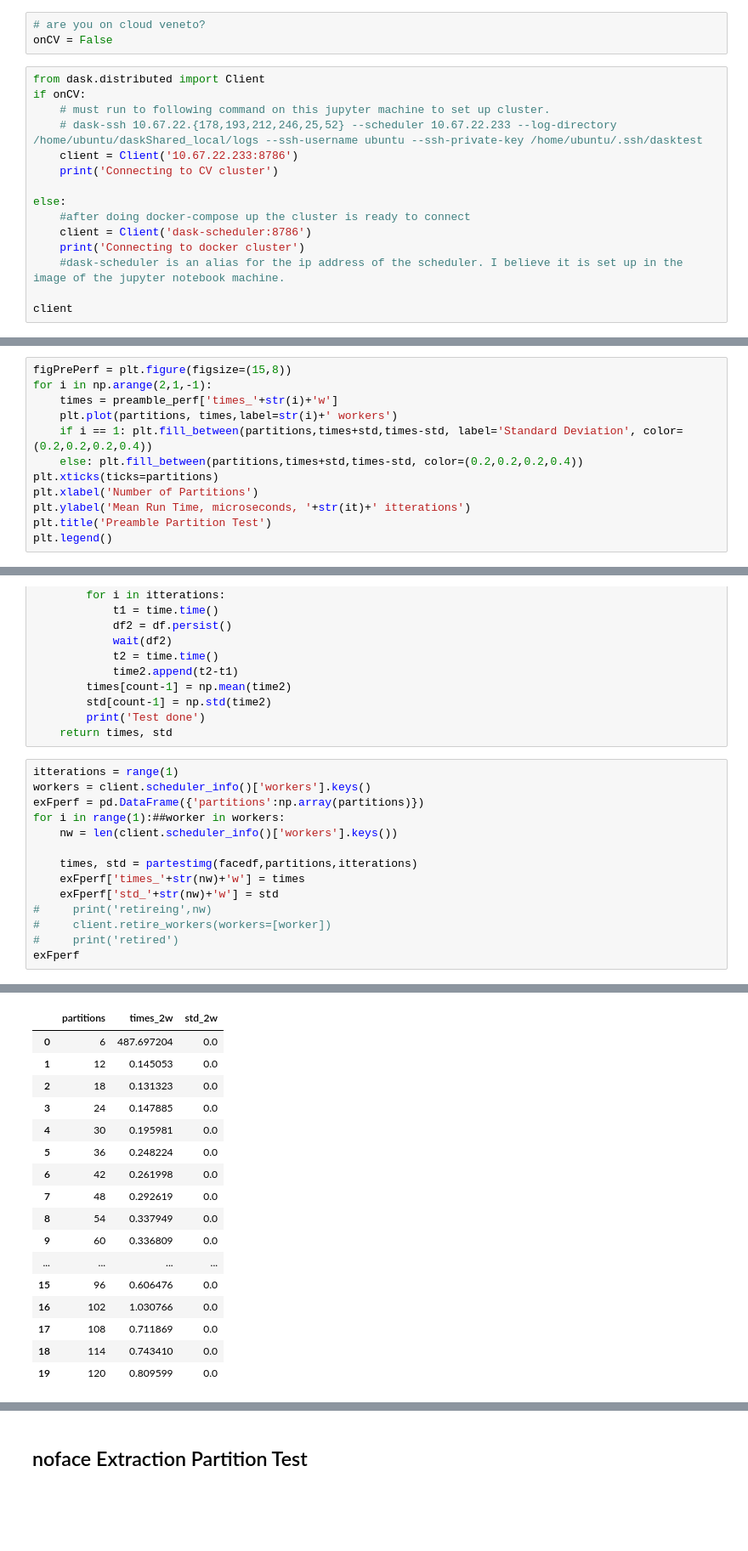
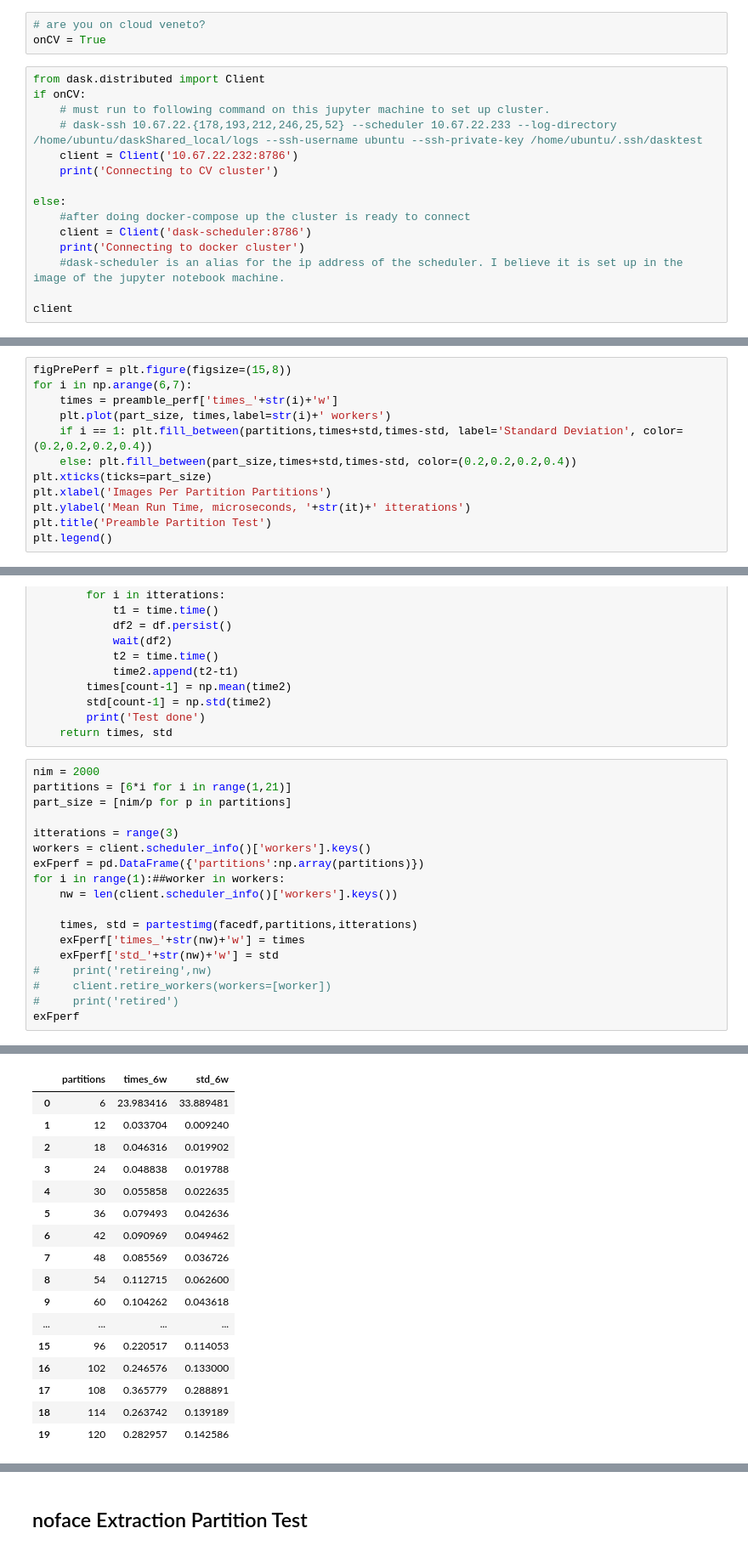
Before and after one commit to DanHarJor/MAPD-B, a Jupyter notebook: dask/notebooks/Daniel_dask_preprocessing-Copy2.ipynb, the cells around one changed output, grey strips where cells are left out. Shown at 85% size. Cells and saved outputs as stored; diff of their text form; blank space fills up the shorter version.

```diff
--- a/dask/notebooks/Daniel_dask_preprocessing-Copy2.ipynb
+++ b/dask/notebooks/Daniel_dask_preprocessing-Copy2.ipynb
@@ -138,13 +118,13 @@ import time
 import timeit
 # %%
 # are you on cloud veneto?
-onCV = False
+onCV = True
 # %%
 from dask.distributed import Client
 if onCV:
     # must run to following command on this jupyter machine to set up cluster.
     # dask-ssh 10.67.22.{178,193,212,246,25,52} --scheduler 10.67.22.233 --log-directory /home/ubuntu/daskShared_local/logs --ssh-username ubuntu --ssh-private-key /home/ubuntu/.ssh/dasktest
-    client = Client('10.67.22.233:8786')
+    client = Client('10.67.22.232:8786')
     print('Connecting to CV cluster')
 
 else:
@@ -710,12 +631,12 @@ Testing 2 workers
 # %%
 figPrePerf = plt.figure(figsize=(15,8))
-for i in np.arange(2,1,-1):
+for i in np.arange(6,7):
     times = preamble_perf['times_'+str(i)+'w']
-    plt.plot(partitions, times,label=str(i)+' workers')
+    plt.plot(part_size, times,label=str(i)+' workers')
     if i == 1: plt.fill_between(partitions,times+std,times-std, label='Standard Deviation', color=(0.2,0.2,0.2,0.4))
-    else: plt.fill_between(partitions,times+std,times-std, color=(0.2,0.2,0.2,0.4))
-plt.xticks(ticks=partitions)
-plt.xlabel('Number of Partitions')
+    else: plt.fill_between(part_size,times+std,times-std, color=(0.2,0.2,0.2,0.4))
+plt.xticks(ticks=part_size)
+plt.xlabel('Images Per Partition Partitions')
 plt.ylabel('Mean Run Time, microseconds, '+str(it)+' itterations')
 plt.title('Preamble Partition Test')
 plt.legend()
@@ -751,7 +680,11 @@ def partestimg(df,partitions,itterations):
         print('Test done')
     return times, std
 # %%
-itterations = range(1)
+nim = 2000
+partitions = [6*i for i in range(1,21)]
+part_size = [nim/p for p in partitions]
+
+itterations = range(3)
 workers = client.scheduler_info()['workers'].keys()
 exFperf = pd.DataFrame({'partitions':np.array(partitions)})
 for i in range(1):##worker in workers:
@@ -781,24 +714,24 @@ Test done
 npartition being tested:  114
 Test done
 npartition being tested:  120
 Test done
-|  | partitions | times_2w | std_2w |
-| 0 | 6 | 487.697204 | 0.0 |
-| 1 | 12 | 0.145053 | 0.0 |
-| 2 | 18 | 0.131323 | 0.0 |
-| 3 | 24 | 0.147885 | 0.0 |
-| 4 | 30 | 0.195981 | 0.0 |
-| 5 | 36 | 0.248224 | 0.0 |
-| 6 | 42 | 0.261998 | 0.0 |
-| 7 | 48 | 0.292619 | 0.0 |
-| 8 | 54 | 0.337949 | 0.0 |
-| 9 | 60 | 0.336809 | 0.0 |
+|  | partitions | times_6w | std_6w |
+| 0 | 6 | 23.983416 | 33.889481 |
+| 1 | 12 | 0.033704 | 0.009240 |
+| 2 | 18 | 0.046316 | 0.019902 |
+| 3 | 24 | 0.048838 | 0.019788 |
+| 4 | 30 | 0.055858 | 0.022635 |
+| 5 | 36 | 0.079493 | 0.042636 |
+| 6 | 42 | 0.090969 | 0.049462 |
+| 7 | 48 | 0.085569 | 0.036726 |
+| 8 | 54 | 0.112715 | 0.062600 |
+| 9 | 60 | 0.104262 | 0.043618 |
 | ... | ... | ... | ... |
-| 15 | 96 | 0.606476 | 0.0 |
-| 16 | 102 | 1.030766 | 0.0 |
-| 17 | 108 | 0.711869 | 0.0 |
-| 18 | 114 | 0.743410 | 0.0 |
-| 19 | 120 | 0.809599 | 0.0 |
+| 15 | 96 | 0.220517 | 0.114053 |
+| 16 | 102 | 0.246576 | 0.133000 |
+| 17 | 108 | 0.365779 | 0.288891 |
+| 18 | 114 | 0.263742 | 0.139189 |
+| 19 | 120 | 0.282957 | 0.142586 |
 # %%
 partitions = [6*i for i in range(1,21)]
 part_size = [2000/p for p in partitions]
```
Also changed, not shown: parts of 11 cells of this notebook, 6 other files.
